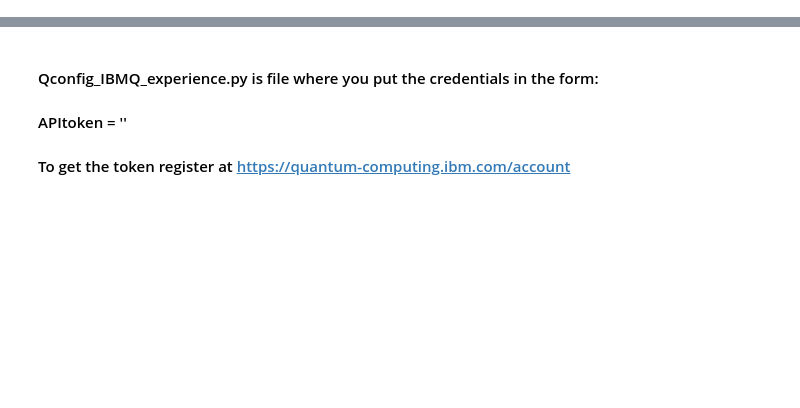
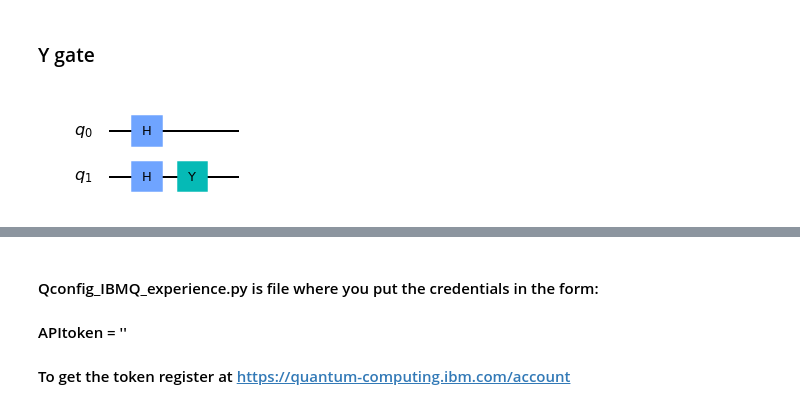
Before and after one commit to msilaev/qiskit, a Jupyter notebook: SimpleGates.ipynb, the cells around one changed output, grey strips where cells are left out. Drawn from its saved outputs; the diff is of its cells as text; code cells hidden in the pictures; blank space fills up the shorter version.

```diff
--- a/SimpleGates.ipynb
+++ b/SimpleGates.ipynb
@@ -26,0 +56,10 @@ Requirement already satisfied: pycparser in c:\users\mike\anaconda3\lib\site-pac
+# %% [markdown]
+### Y gate
+# %%
+qc = qk.QuantumCircuit(2)
+qc.h(0)
+qc.h(1)
+qc.y(1)
+qc.draw('mpl')
+# %% [output]
+[figure, added]
```
Also changed, not shown: parts of 32 cells of this notebook.
